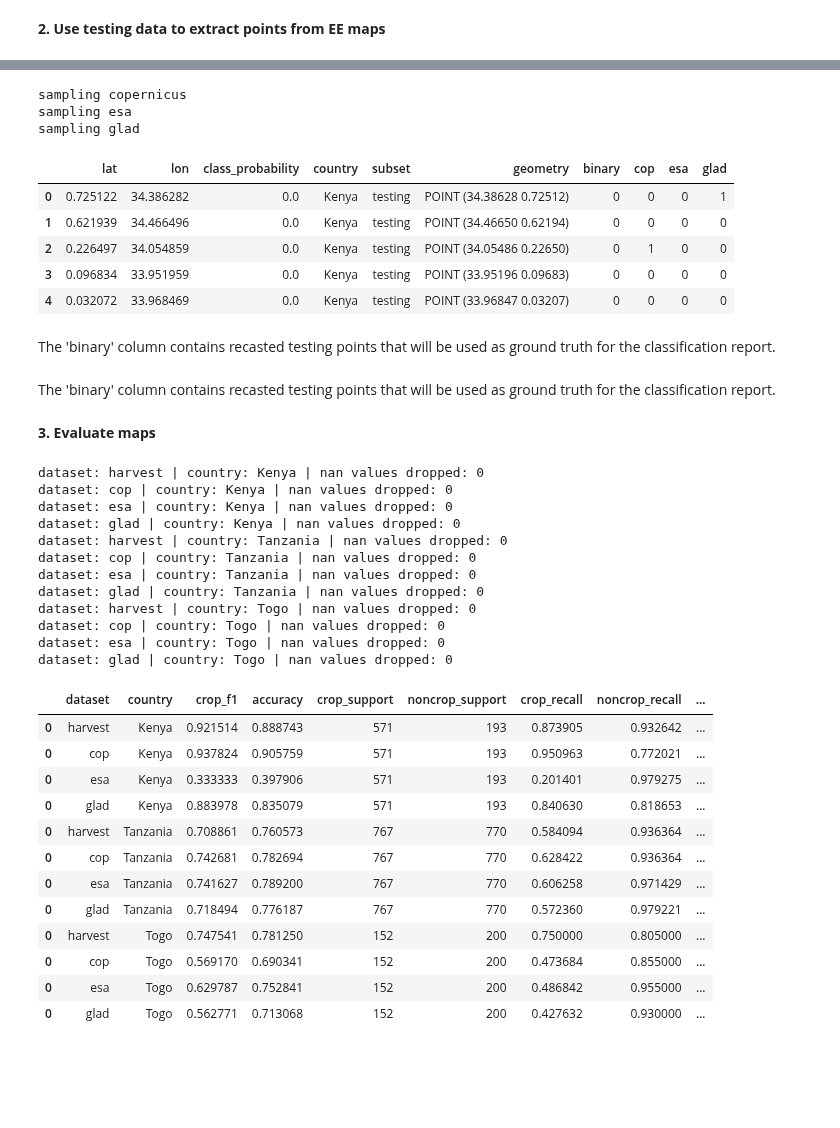
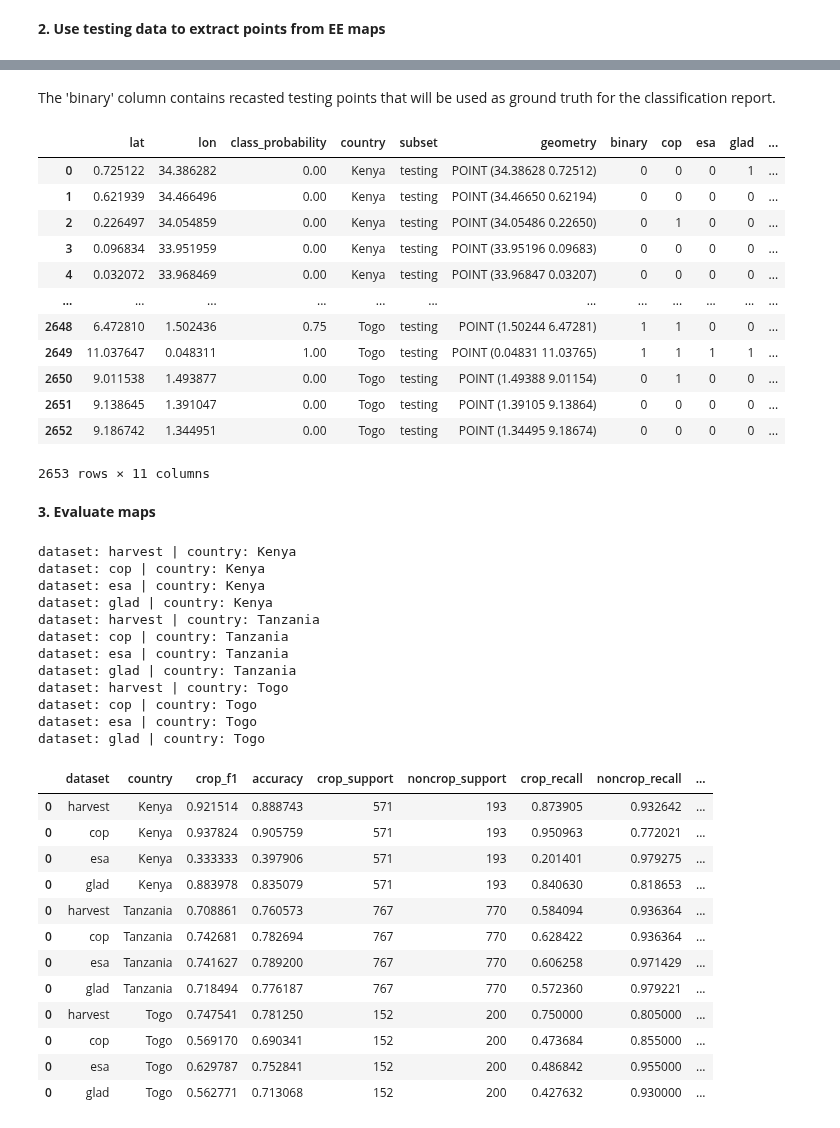
Before and after one commit to nasaharvest/crop-mask, a Jupyter notebook: notebooks/intercomparison_script.ipynb, the cells around one changed output, grey strips where cells are left out. Cells and saved outputs as stored; diff of their text form; code cells hidden in the pictures; blank space fills up the shorter version.

```diff
--- a/notebooks/intercomparison_script.ipynb
+++ b/notebooks/intercomparison_script.ipynb
@@ -56,53 +64,49 @@ harvest.head()
-# %%
-covermaps = extract_covermaps(test_data)
-# %% [output]
-sampling copernicus
-sampling esa
-sampling glad
-# %%
-covermaps.head()
-# %% [output]
-|  | lat | lon | class_probability | country | subset | geometry | binary | cop | esa | glad |
-| 0 | 0.725122 | 34.386282 | 0.0 | Kenya | testing | POINT (34.38628 0.72512) | 0 | 0 | 0 | 1 |
-| 1 | 0.621939 | 34.466496 | 0.0 | Kenya | testing | POINT (34.46650 0.62194) | 0 | 0 | 0 | 0 |
-| 2 | 0.226497 | 34.054859 | 0.0 | Kenya | testing | POINT (34.05486 0.22650) | 0 | 1 | 0 | 0 |
-| 3 | 0.096834 | 33.951959 | 0.0 | Kenya | testing | POINT (33.95196 0.09683) | 0 | 0 | 0 | 0 |
-| 4 | 0.032072 | 33.968469 | 0.0 | Kenya | testing | POINT (33.96847 0.03207) | 0 | 0 | 0 | 0 |
-# %% [markdown]
-The 'binary' column contains recasted testing points that will be used as ground truth for the classification report.
 # %% [markdown]
 The 'binary' column contains recasted testing points that will be used as ground truth for the classification report.
 # %%
 # Combine harvest and industry covermaps into one dataframe
 covermaps["harvest"] = pd.merge(harvest, covermaps, on=["lat", "lon"], how="left")["harvest"]
+# %%
+covermaps
+# %% [output]
+|  | lat | lon | class_probability | country | subset | geometry | binary | cop | esa | glad | ... |
+| 0 | 0.725122 | 34.386282 | 0.00 | Kenya | testing | POINT (34.38628 0.72512) | 0 | 0 | 0 | 1 | ... |
+| 1 | 0.621939 | 34.466496 | 0.00 | Kenya | testing | POINT (34.46650 0.62194) | 0 | 0 | 0 | 0 | ... |
+| 2 | 0.226497 | 34.054859 | 0.00 | Kenya | testing | POINT (34.05486 0.22650) | 0 | 1 | 0 | 0 | ... |
+| 3 | 0.096834 | 33.951959 | 0.00 | Kenya | testing | POINT (33.95196 0.09683) | 0 | 0 | 0 | 0 | ... |
+| 4 | 0.032072 | 33.968469 | 0.00 | Kenya | testing | POINT (33.96847 0.03207) | 0 | 0 | 0 | 0 | ... |
+| ... | ... | ... | ... | ... | ... | ... | ... | ... | ... | ... | ... |
+| 2648 | 6.472810 | 1.502436 | 0.75 | Togo | testing | POINT (1.50244 6.47281) | 1 | 1 | 0 | 0 | ... |
+| 2649 | 11.037647 | 0.048311 | 1.00 | Togo | testing | POINT (0.04831 11.03765) | 1 | 1 | 1 | 1 | ... |
+| 2650 | 9.011538 | 1.493877 | 0.00 | Togo | testing | POINT (1.49388 9.01154) | 0 | 1 | 0 | 0 | ... |
+| 2651 | 9.138645 | 1.391047 | 0.00 | Togo | testing | POINT (1.39105 9.13864) | 0 | 0 | 0 | 0 | ... |
+| 2652 | 9.186742 | 1.344951 | 0.00 | Togo | testing | POINT (1.34495 9.18674) | 0 | 0 | 0 | 0 | ... |
+2653 rows × 11 columns
 # %% [markdown]
 **3. Evaluate maps**
 # %%
 covermap_results = []
 for country, df in covermaps.groupby("country"):
     for dataset in ["harvest", "cop", "esa", "glad"]:
-        dropped = df.dropna().copy()
         print(
             "dataset: " + dataset +
-            " | country: " + country +
-            " | nan values dropped: " + str(len(df)-len(dropped)))
-
-        covermap_results.append(generate_report(dataset, country, pred=dropped[dataset], true=dropped["binary"]))
+            " | country: " + country)
+        covermap_results.append(generate_report(dataset, country, pred=df[dataset], true=df["binary"]))
 
 covermap_results = pd.concat(covermap_results)
 # %% [output]
-dataset: harvest | country: Kenya | nan values dropped: 0
-dataset: cop | country: Kenya | nan values dropped: 0
-dataset: esa | country: Kenya | nan values dropped: 0
-dataset: glad | country: Kenya | nan values dropped: 0
-dataset: harvest | country: Tanzania | nan values dropped: 0
-dataset: cop | country: Tanzania | nan values dropped: 0
-dataset: esa | country: Tanzania | nan values dropped: 0
-dataset: glad | country: Tanzania | nan values dropped: 0
-dataset: harvest | country: Togo | nan values dropped: 0
-dataset: cop | country: Togo | nan values dropped: 0
-dataset: esa | country: Togo | nan values dropped: 0
-dataset: glad | country: Togo | nan values dropped: 0
+dataset: harvest | country: Kenya
+dataset: cop | country: Kenya
+dataset: esa | country: Kenya
+dataset: glad | country: Kenya
+dataset: harvest | country: Tanzania
+dataset: cop | country: Tanzania
+dataset: esa | country: Tanzania
+dataset: glad | country: Tanzania
+dataset: harvest | country: Togo
+dataset: cop | country: Togo
+dataset: esa | country: Togo
+dataset: glad | country: Togo
 # %%
 covermap_results
 # %% [output]
```
Also changed, not shown: parts of 19 cells of this notebook, 2 other files.
